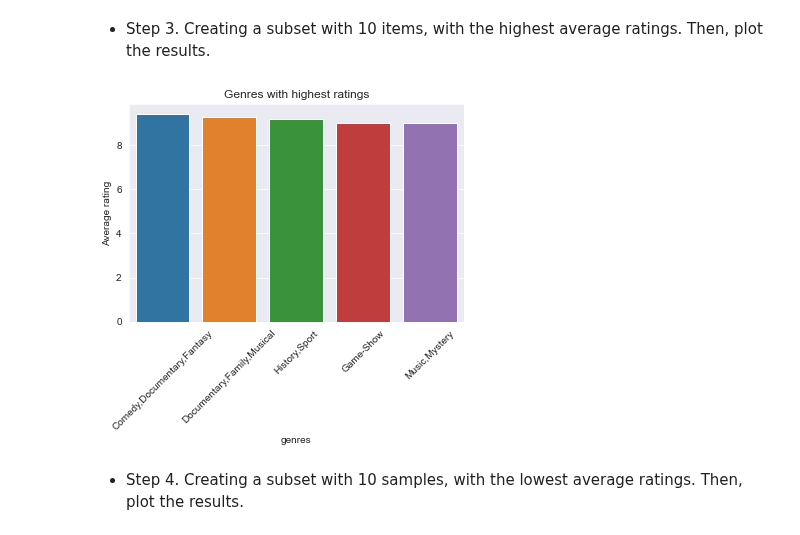
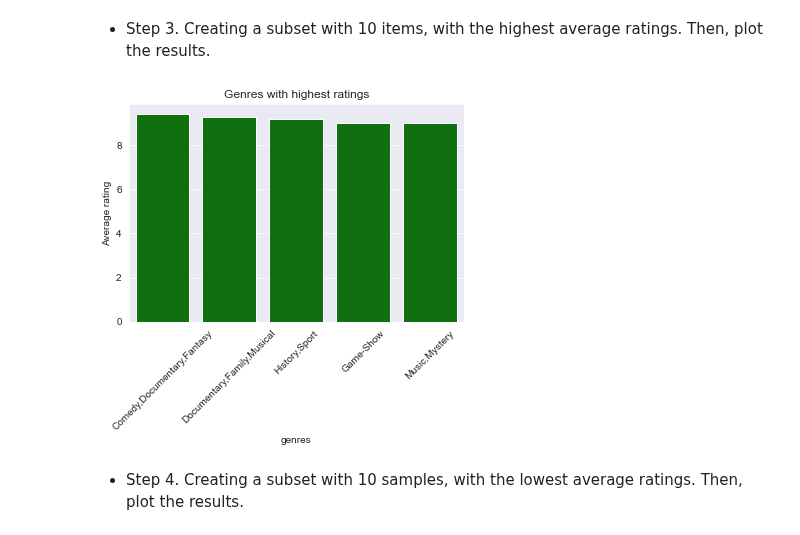
Before and after one commit to mahanabba/Pod_3_Capstone, a Jupyter notebook: student.ipynb, the cells around one changed output. Drawn from its saved outputs; the diff is of its cells as text; code cells hidden in the pictures.

Commit message:
green color plots

```diff
--- a/student.ipynb
+++ b/student.ipynb
@@ -113,17 +113,17 @@ qmaxr
 # %%
 # Using seaborn library, we plot the 10 sample set from the dataset "q" with the highest average rating
 # X axis represents all genres distributed within the 50 sample set.
 # Y axis represents the average rating values.
 sns.set_style("darkgrid")
-sns.barplot(x = 'genres', y = 'averagerating' , data = qmaxr)
+sns.barplot(data=qmaxr, x= 'genres', y= 'averagerating', color= 'green')
 plt.xticks(rotation=45);
 plt.ylabel("Average rating");
 plt.title("Genres with highest ratings");
 plt.savefig("genres_high_ratings.png",
             bbox_inches ="tight",
             orientation ='landscape');
 # %% [output]
-[figure, old version]
+[figure, new version]
 # %% [markdown]
 - Step 4. Creating a subset with 10 samples, with the lowest average ratings. Then, plot the results.
 # %%
```
Also changed, not shown: parts of 4 cells of this notebook.
